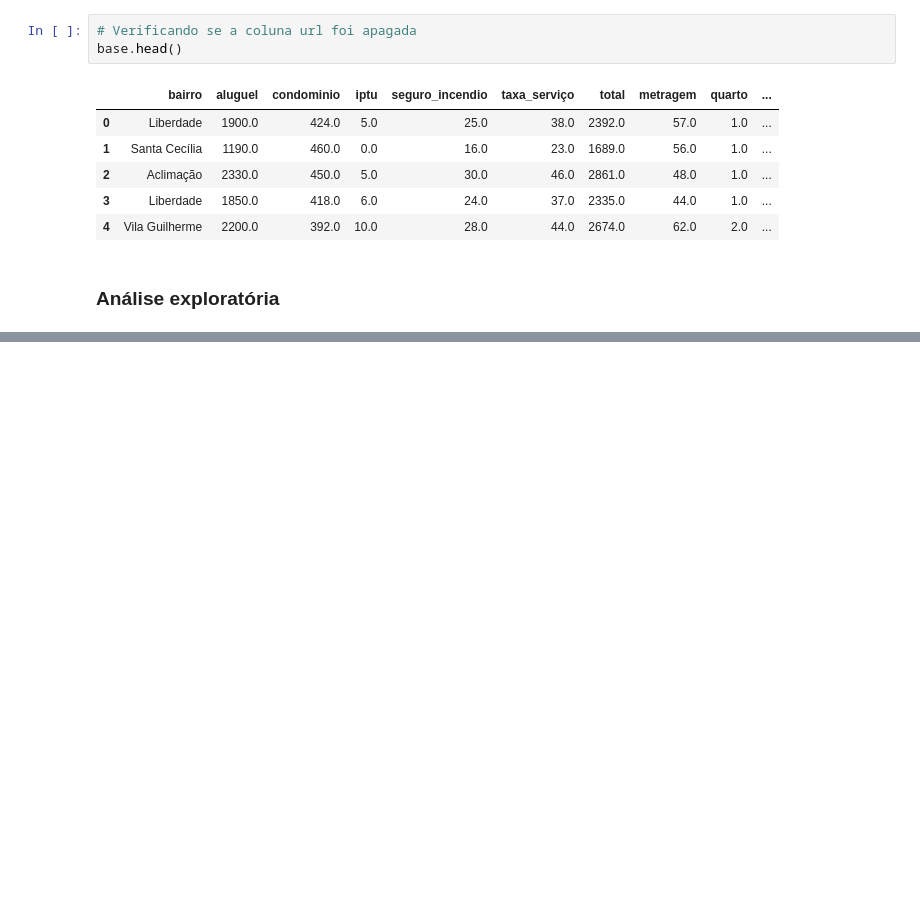
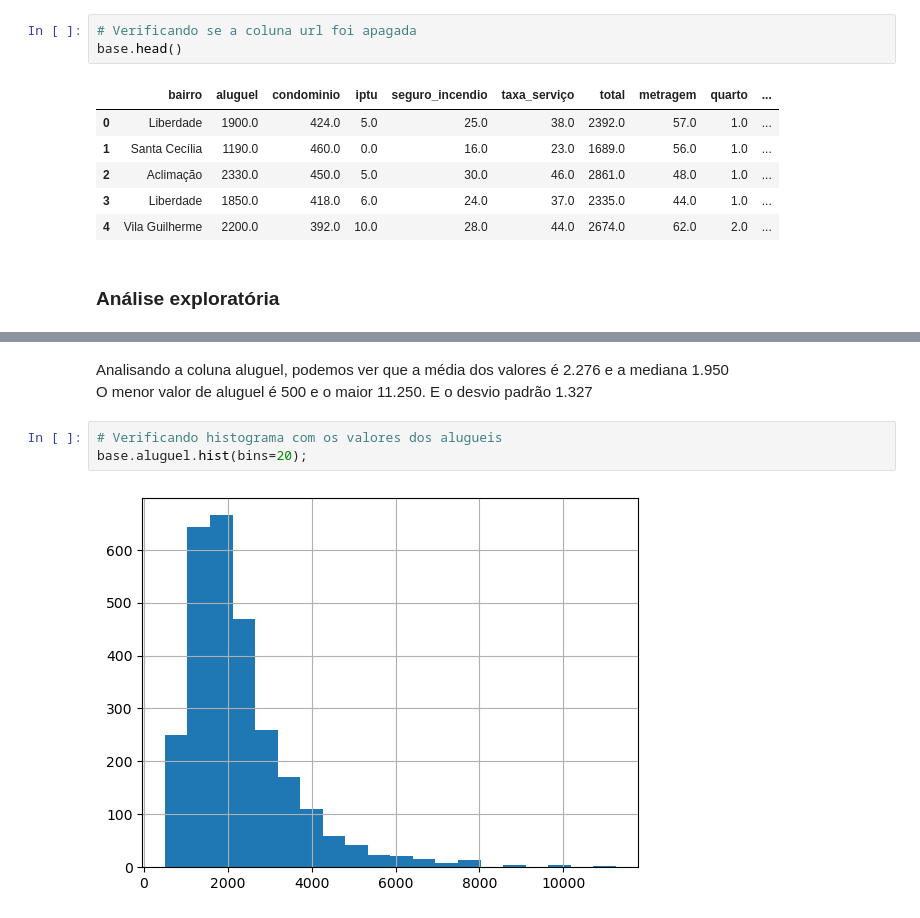
Before and after one commit to cassio645/Machine-learning, a Jupyter notebook: Projetos/aluguel_rj.ipynb, the cells around one changed output, grey strips where cells are left out. Saved outputs shown, nothing was run; the diff lists cells and outputs as text; blank space fills up the shorter version.

```diff
--- a/Projetos/aluguel_rj.ipynb
+++ b/Projetos/aluguel_rj.ipynb
@@ -168,0 +170,8 @@ base.head()
+# %% [markdown]
+Analisando a coluna aluguel, podemos ver que a média dos valores é 2.276 e a mediana 1.950<br>
+O menor valor de aluguel é 500 e o maior 11.250. E o desvio padrão 1.327
+# %%
+# Verificando histograma com os valores dos alugueis
+base.aluguel.hist(bins=20);
+# %% [output]
+[figure, added]
```
Also changed, not shown: parts of 32 cells of this notebook, 1 other file.
